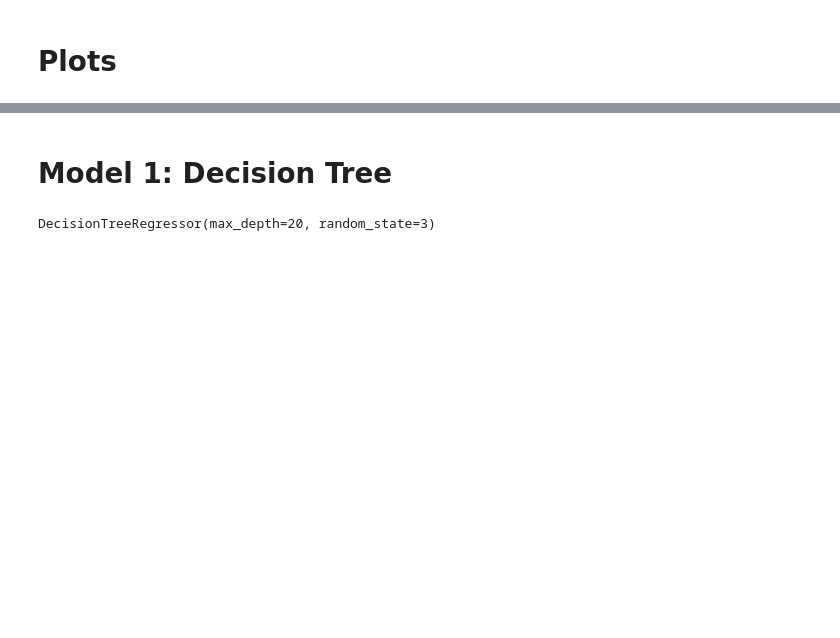
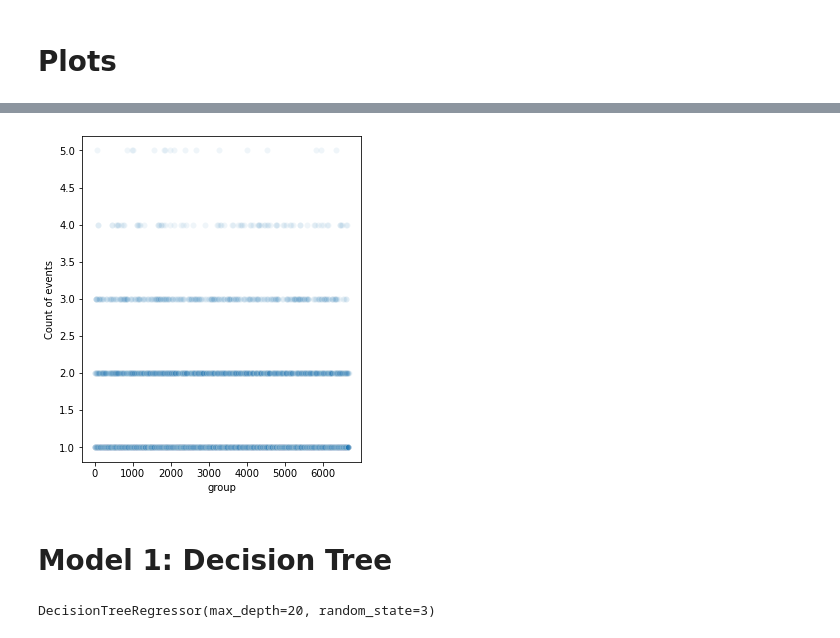
Before and after one commit to shrutirao94/km3net-neutrino-detection, a Jupyter notebook: notebooks/energy_inference/non_linear_regression.ipynb, the cells around one changed output, grey strips where cells are left out. Drawn from its saved outputs; the diff is of its cells as text; code cells hidden in the pictures; blank space fills up the shorter version.

```diff
--- a/notebooks/energy_inference/non_linear_regression.ipynb
+++ b/notebooks/energy_inference/non_linear_regression.ipynb
@@ -105,9 +99,14 @@ plt.savefig("../../assets/energy/energy_test", dpi=600, bbox_inches = "tight")
 # %%
 e_groups = df.groupby('group')['energy'].nunique().to_frame().reset_index()
 sns.scatterplot(x='group', y='energy',
-            data=e_groups)
+                alpha=0.07,
+                data=e_groups)
+plt.ylabel("Count of events")
+
 
 plt.savefig("../../assets/energy/energy_groups", dpi=600, bbox_inches = "tight")
+# %% [output]
+[figure, added]
 # %% [markdown]
 # Model 1: Decision Tree
 # %%
```
Also changed, not shown: parts of 28 cells of this notebook, 13 other files.
